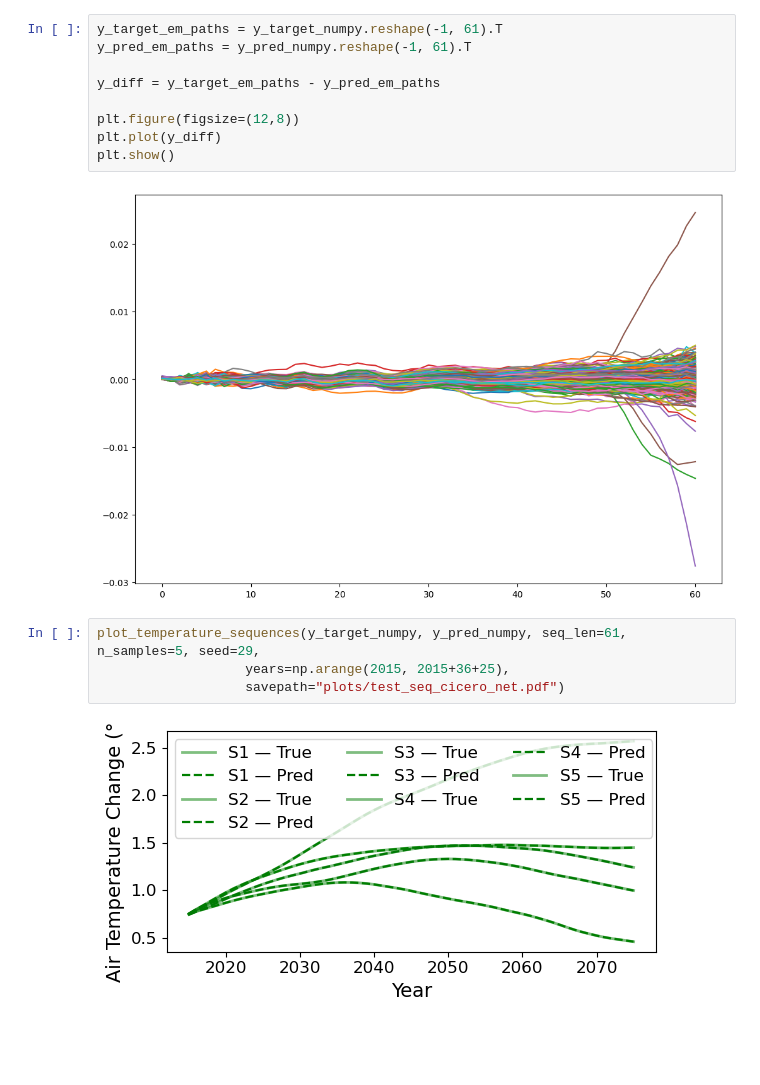
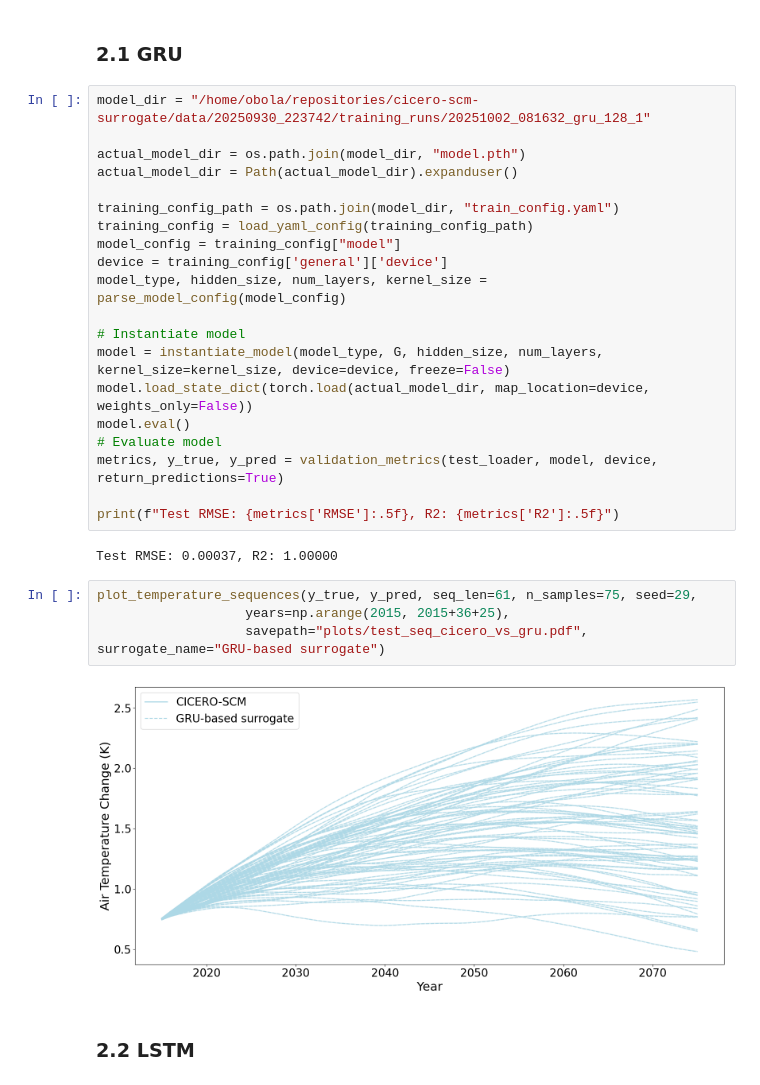
Before and after one commit to oskarbohnlassen/ciceroscm-surrogate, a Jupyter notebook: notebooks/rnn_based_surrogates.ipynb, the cells around one changed output. Drawn from its saved outputs; the diff is of its cells as text; blank space fills up the shorter version.

```diff
--- a/notebooks/rnn_based_surrogates.ipynb
+++ b/notebooks/rnn_based_surrogates.ipynb
@@ -61,17 +32,32 @@ RMSE: 0.00047153961922598157, R2: 0.9999987483024597
-# %%
-y_target_em_paths = y_target_numpy.reshape(-1, 61).T
-y_pred_em_paths = y_pred_numpy.reshape(-1, 61).T
-
-y_diff = y_target_em_paths - y_pred_em_paths
-
-plt.figure(figsize=(12,8))
-plt.plot(y_diff)
-plt.show()
-# %% [output]
-[figure, removed]
+# %% [markdown]
+### 2.1 GRU
+# %%
+model_dir = "/home/obola/repositories/cicero-scm-surrogate/data/20250930_223742/training_runs/20251002_081632_gru_128_1"
+
+actual_model_dir = os.path.join(model_dir, "model.pth")
+actual_model_dir = Path(actual_model_dir).expanduser()
+
+training_config_path = os.path.join(model_dir, "train_config.yaml")
+training_config = load_yaml_config(training_config_path)
+model_config = training_config["model"]
+device = training_config['general']['device']
+model_type, hidden_size, num_layers, kernel_size = parse_model_config(model_config)
+
+# Instantiate model
+model = instantiate_model(model_type, G, hidden_size, num_layers, kernel_size=kernel_size, device=device, freeze=False)
+model.load_state_dict(torch.load(actual_model_dir, map_location=device, weights_only=False))
+model.eval()
+# Evaluate model
+metrics, y_true, y_pred = validation_metrics(test_loader, model, device, return_predictions=True)
+
+print(f"Test RMSE: {metrics['RMSE']:.5f}, R2: {metrics['R2']:.5f}")
+# %% [output]
+Test RMSE: 0.00037, R2: 1.00000
 # %%
-plot_temperature_sequences(y_target_numpy, y_pred_numpy, seq_len=61, n_samples=5, seed=29,
+plot_temperature_sequences(y_true, y_pred, seq_len=61, n_samples=75, seed=29,
                    years=np.arange(2015, 2015+36+25),
-                   savepath="plots/test_seq_cicero_net.pdf")
+                   savepath="plots/test_seq_cicero_vs_gru.pdf", surrogate_name="GRU-based surrogate")
 # %% [output]
-[figure, old version]
+[figure, new version]
+# %% [markdown]
+### 2.2 LSTM
```
Also changed, not shown: parts of 10 cells of this notebook, 4 other files.
